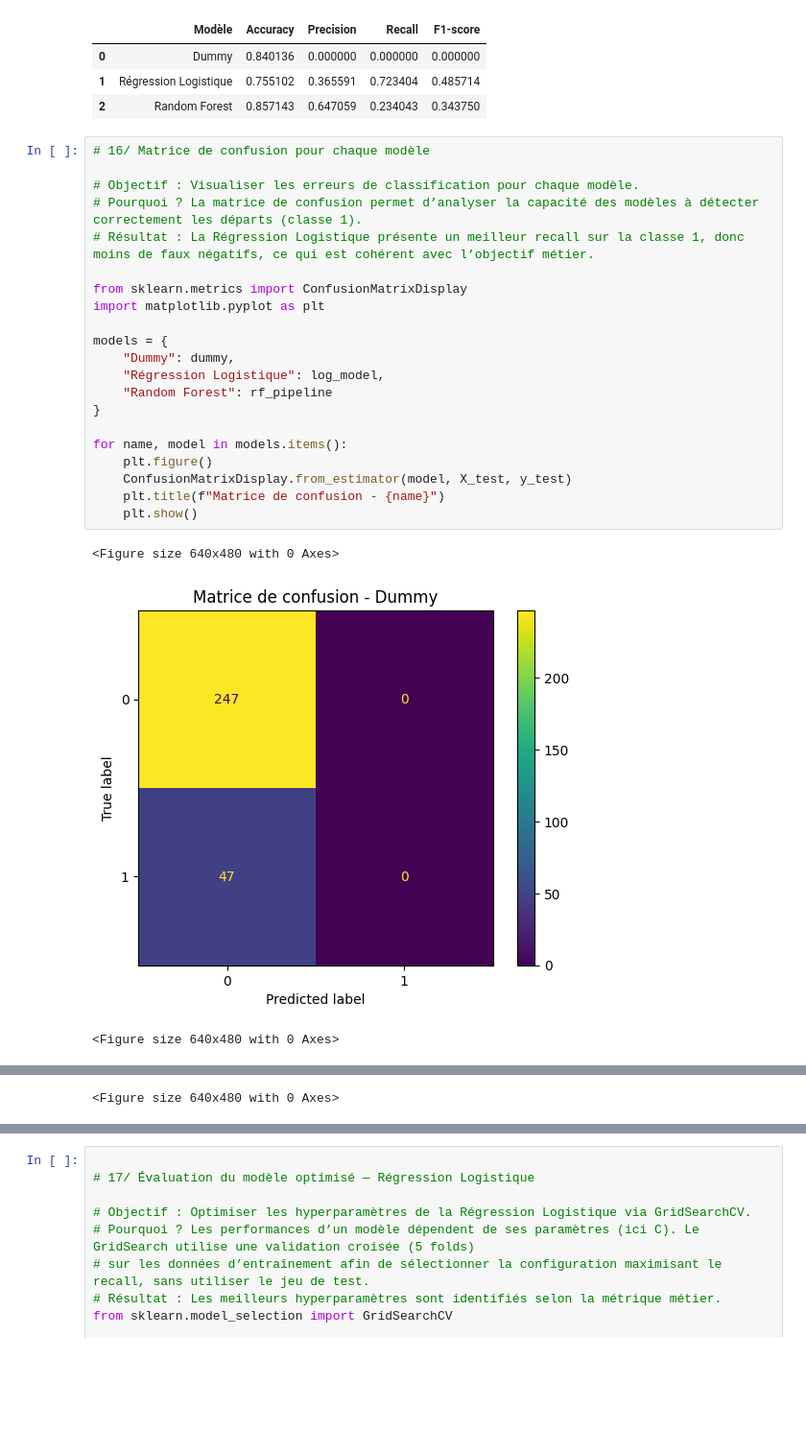
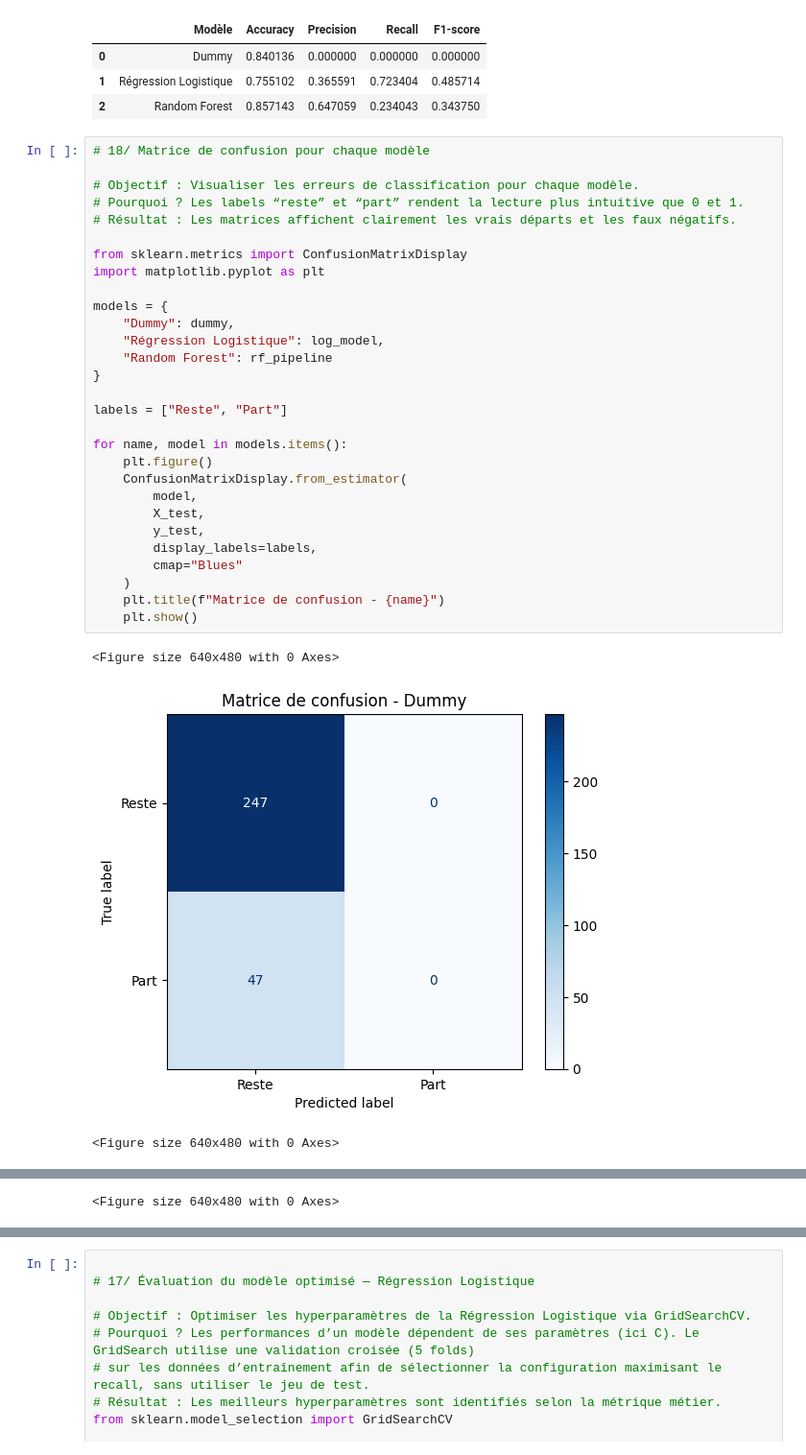
Before and after one commit to sjbl69/Technovaa, a Jupyter notebook: notebooks/02_Modeling_and_SHAP.ipynb, the cells around one changed output, grey strips where cells are left out. Shown at 96% size. Drawn from its saved outputs; the diff is of its cells as text; blank space fills up the shorter version.

Commit message:
Turnover prediction project - EDA, Modeling and SHAP

```diff
--- a/notebooks/02_Modeling_and_SHAP.ipynb
+++ b/notebooks/02_Modeling_and_SHAP.ipynb
@@ -280,27 +316,35 @@ results
 | 1 | Régression Logistique | 0.755102 | 0.365591 | 0.723404 | 0.485714 |
 | 2 | Random Forest | 0.857143 | 0.647059 | 0.234043 | 0.343750 |
 # %%
-# 16/ Matrice de confusion pour chaque modèle
+# 18/ Matrice de confusion pour chaque modèle
 
 # Objectif : Visualiser les erreurs de classification pour chaque modèle.
-# Pourquoi ? La matrice de confusion permet d’analyser la capacité des modèles à détecter correctement les départs (classe 1).
-# Résultat : La Régression Logistique présente un meilleur recall sur la classe 1, donc moins de faux négatifs, ce qui est cohérent avec l’objectif métier.
+# Pourquoi ? Les labels “reste” et “part” rendent la lecture plus intuitive que 0 et 1.
+# Résultat : Les matrices affichent clairement les vrais départs et les faux négatifs.
 
 from sklearn.metrics import ConfusionMatrixDisplay
 import matplotlib.pyplot as plt
 
 models = {
     "Dummy": dummy,
     "Régression Logistique": log_model,
     "Random Forest": rf_pipeline
 }
 
+labels = ["Reste", "Part"]
+
 for name, model in models.items():
     plt.figure()
-    ConfusionMatrixDisplay.from_estimator(model, X_test, y_test)
+    ConfusionMatrixDisplay.from_estimator(
+        model,
+        X_test,
+        y_test,
+        display_labels=labels,
+        cmap="Blues"
+    )
     plt.title(f"Matrice de confusion - {name}")
     plt.show()
 # %% [output]
 <Figure size 640x480 with 0 Axes>
-[figure, old version]
+[figure, new version]
 <Figure size 640x480 with 0 Axes>
```
Also changed, not shown: parts of 5 cells of this notebook.
